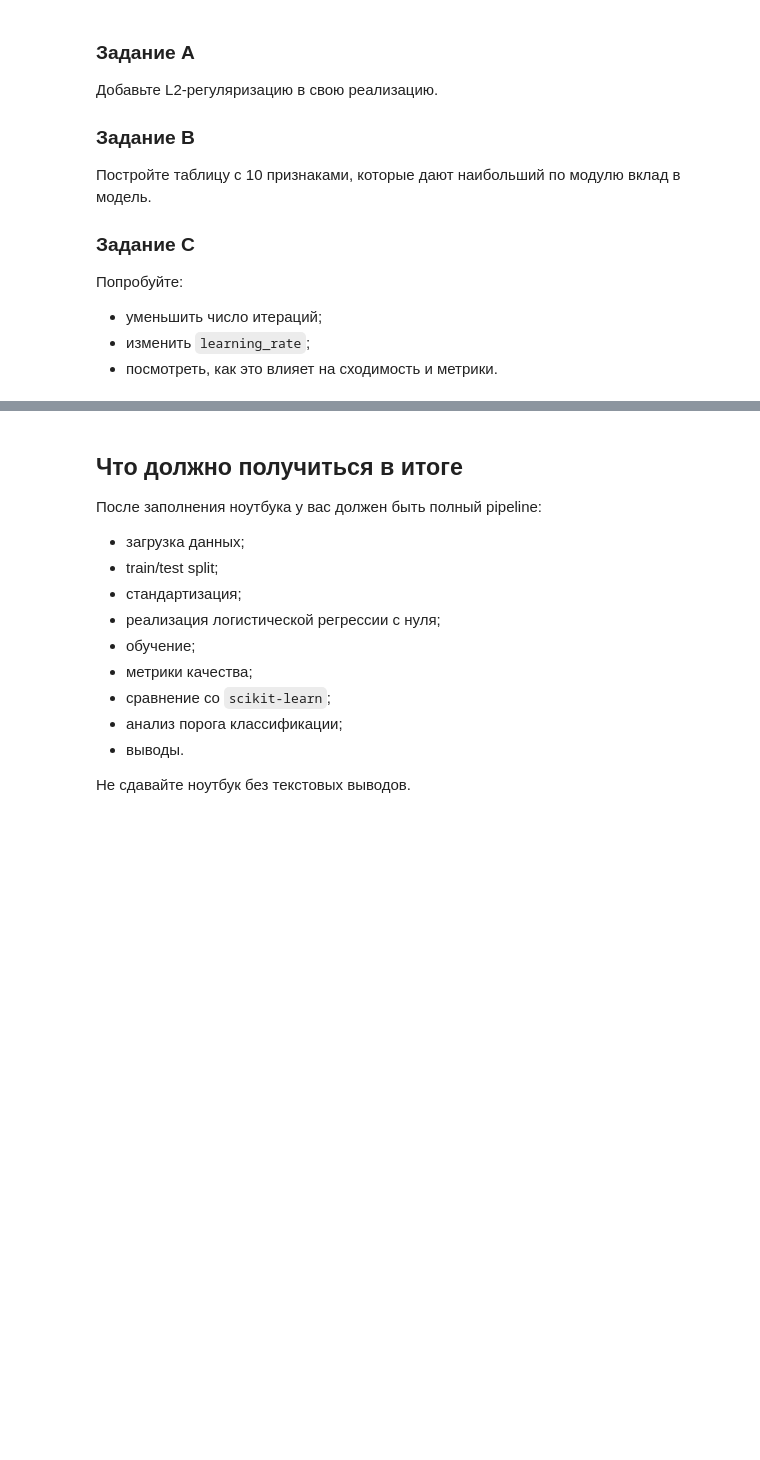
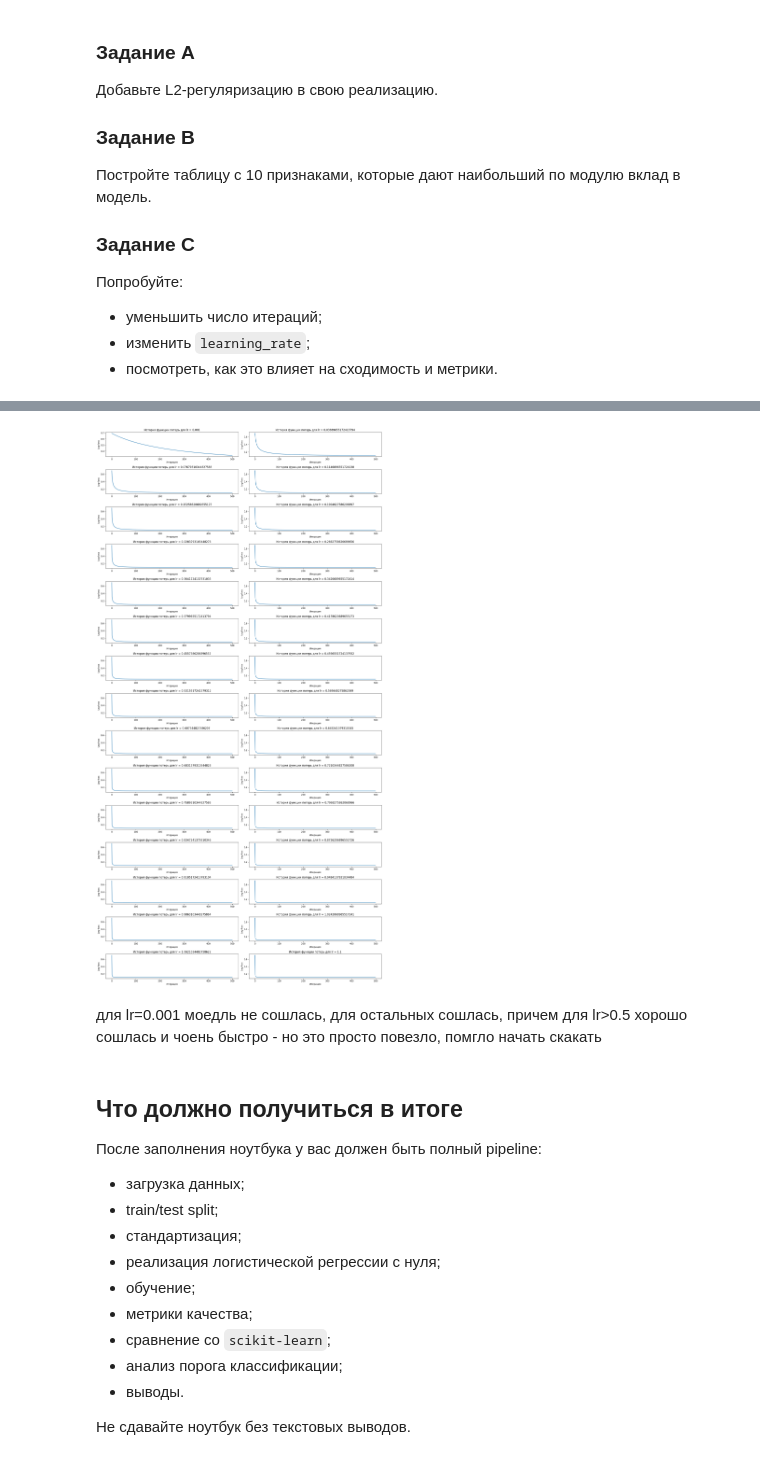
Before and after one commit to Aglaya-Alin/ML, a Jupyter notebook: hw05/hw05_logreg_practice.ipynb, the cells around one changed output, grey strips where cells are left out. Saved outputs shown, nothing was run; the diff lists cells and outputs as text; code cells hidden in the pictures; blank space fills up the shorter version.

```diff
--- a/hw05/hw05_logreg_practice.ipynb
+++ b/hw05/hw05_logreg_practice.ipynb
@@ -585,0 +730,3 @@ MSE штрафует за большое отклонение, те когда
+# %%
+arr = np.linspace(0.001, 1.1, 30)
+arr
@@ -586,3 +742,30 @@ MSE штрафует за большое отклонение, те когда
+# %%
+plt.figure(figsize=(18, 35))
+
+
+
+for j, i in enumerate(arr, 1):
+    plt.subplot(15, 2, j)
+
+    ridge = MyLogisticRegressionGDRidge(
+        learning_rate=i,
+        n_iters=500,
+        threshold=0.5,
+        alpha=6.0
+    )
+
+    ridge.fit(X_train_scaled, y_train)
+    plt.plot(ridge.loss_history)
+    plt.title("История функции потерь для lr = " + str(i))
+    plt.xlabel("Итерация")
+    plt.ylabel("Log-loss")
+
+plt.tight_layout()
+plt.show()
+# %% [output]
+[figure, added]
+# %% [markdown]
+для lr=0.001 моедль не сошлась, для остальных сошлась, причем для lr>0.5 хорошо сошлась и чоень быстро - но это просто повезло, помгло начать скакать
 # %% [markdown]
 ## Что должно получиться в итоге
 
```
Also changed, not shown: parts of 15 cells of this notebook.
